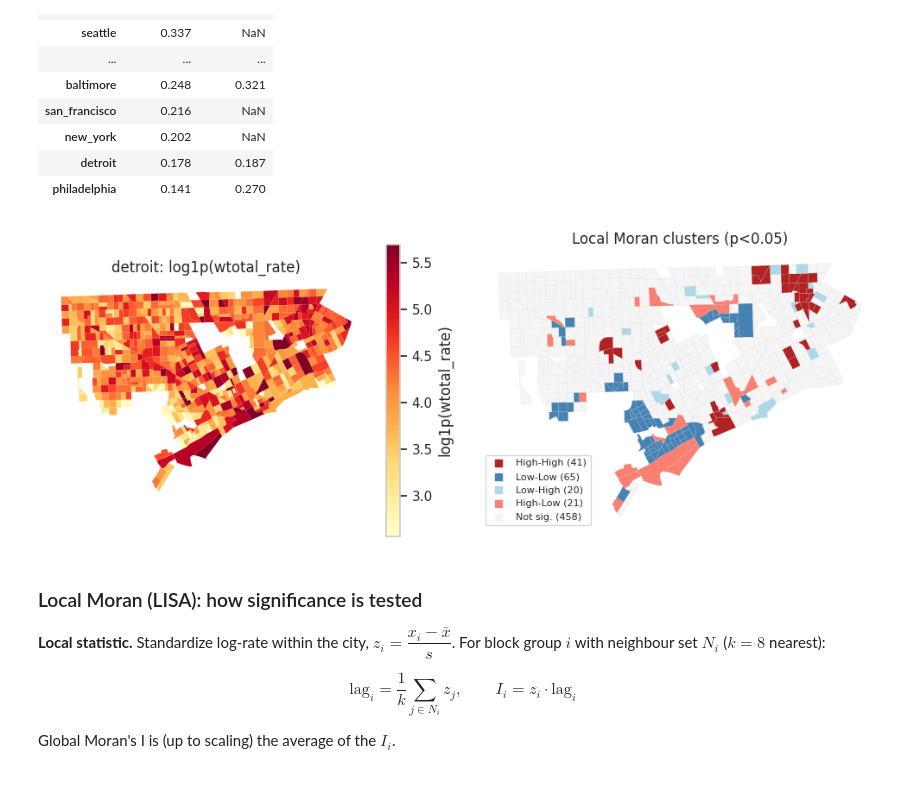
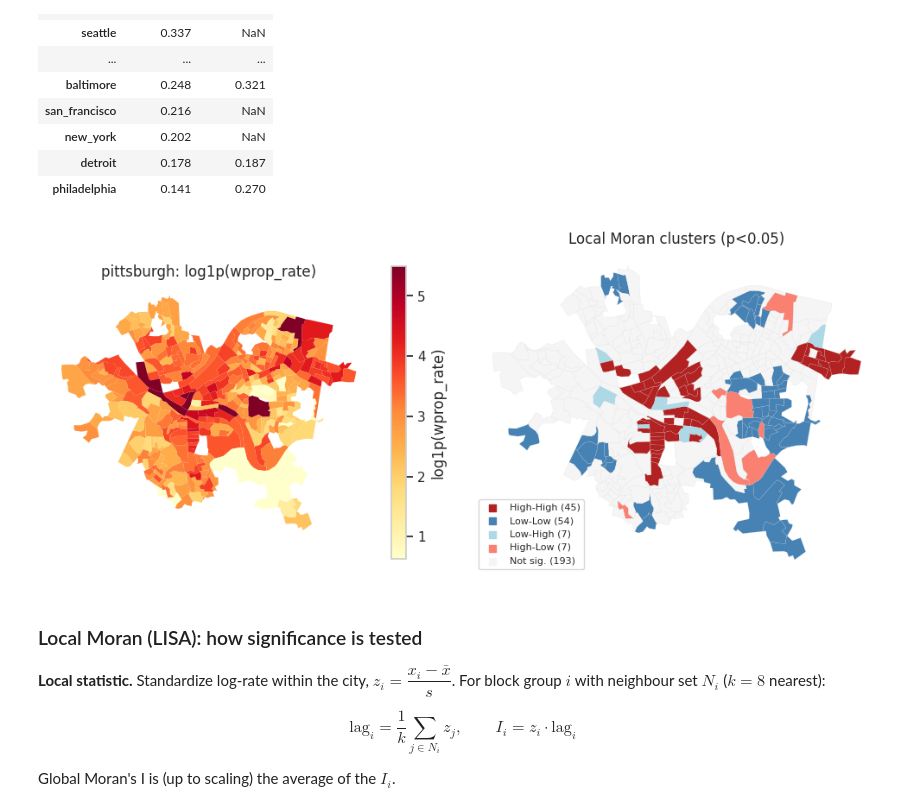
Before and after one commit to eprashar-clgx/crime-idx-2026, a Jupyter notebook: notebooks/regression_modelling/distributions/01_eda_01_counts_medians.ipynb, the cells around one changed output. Drawn from its saved outputs; the diff is of its cells as text; code cells hidden in the pictures; blank space fills up the shorter version.

```diff
--- a/notebooks/regression_modelling/distributions/01_eda_01_counts_medians.ipynb
+++ b/notebooks/regression_modelling/distributions/01_eda_01_counts_medians.ipynb
@@ -292,11 +292,11 @@ def plot_city_crime(gdf, target, city, k=8, alpha=0.05):
     for ax in axes: ax.set_axis_off()
     fig.tight_layout(); plt.show()
 # %%
-lisa_city = "detroit"
-lisa_target = "wtotal_rate"
+lisa_city = "pittsburgh"
+lisa_target = "wprop_rate"
 plot_city_crime(geo[(lisa_city,lisa_target)], lisa_target, lisa_city)
 # %% [output]
-[figure, old version]
+[figure, new version]
 # %% [markdown]
 ### Local Moran (LISA): how significance is tested
 
```
Also changed, not shown: parts of 2 cells of this notebook, 20 other files.
